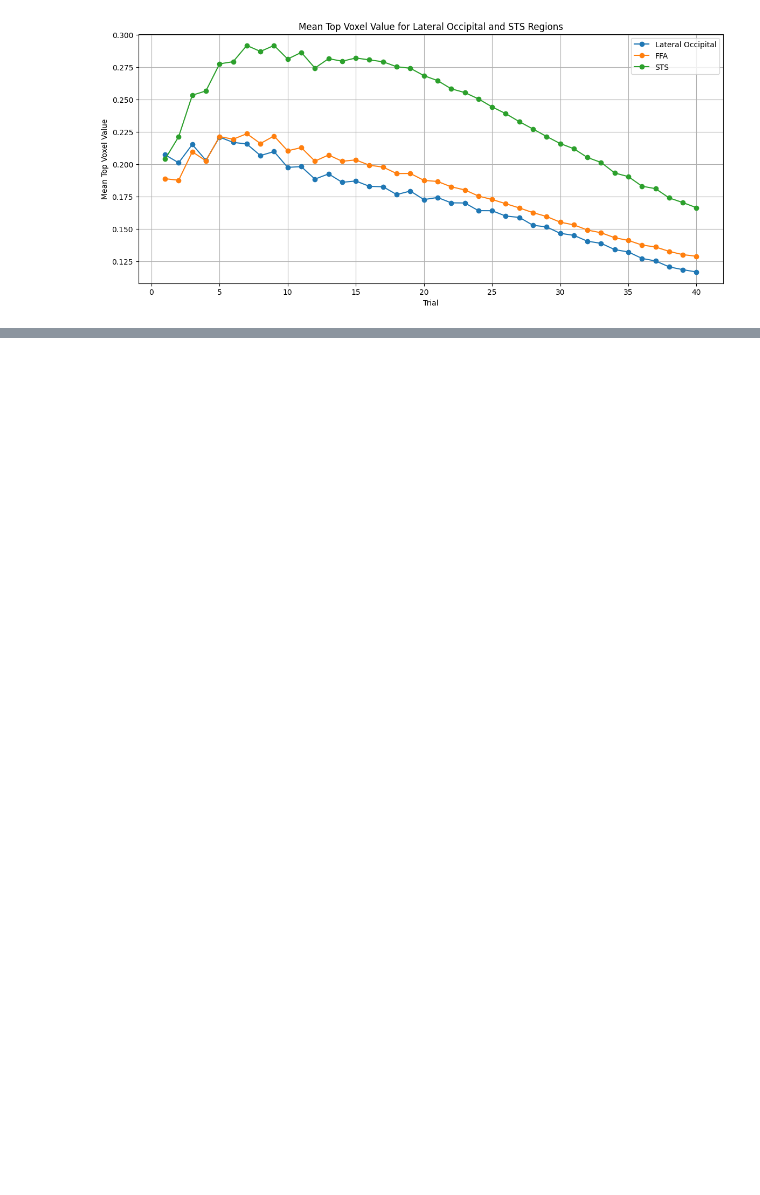
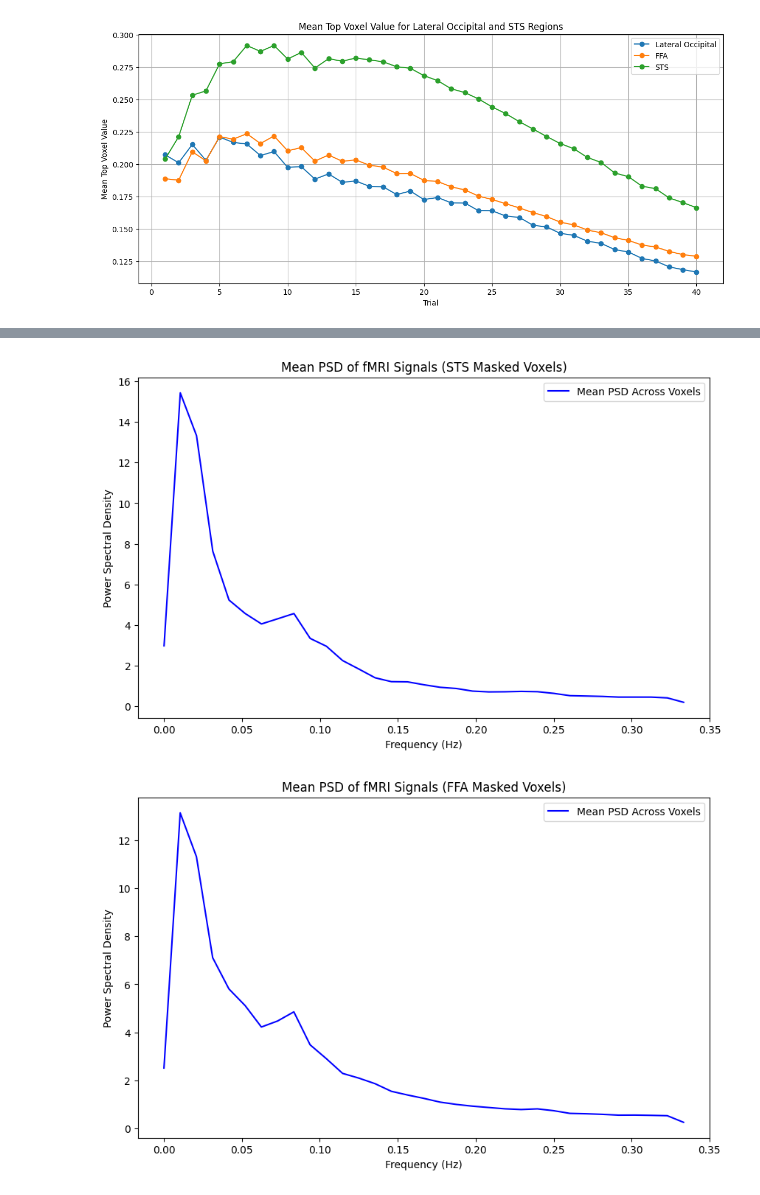
Before and after one commit to itaipeleg1/STS_sherlock, a Jupyter notebook: testing.ipynb, the cells around one changed output, grey strips where cells are left out. Saved outputs shown, nothing was run; the diff lists cells and outputs as text; code cells hidden in the pictures; blank space fills up the shorter version.

```diff
--- a/testing.ipynb
+++ b/testing.ipynb
@@ -155,0 +222,9 @@ plt.show()
+# %%
+### here we are going to take 1 voxel from the sts and one voxel from the ffa.. take only events where there was social interaction and compute psd
+
+fmri = image.load_img(r"C:\uni\Msc Brain\Lab work\STS_sherlock\projects data\fmri_data\sub1\derivatives\sherlock_movie_s1.nii")
+fmri = fmri.get_fdata()
+sts_mask = image.load_img(r"C:\uni\Msc Brain\Lab work\STS_sherlock\projects data\mask\sts_mask.nii")
+ffa_maks = image.load_img(r"C:\uni\Msc Brain\Lab work\STS_sherlock\projects data\mask\ffa_mask.nii")
+sts_mask = sts_mask.get_fdata()
+ffa_maks = ffa_maks.get_fdata()
@@ -155,0 +244,56 @@ plt.show()
+# %%
+annot = np.load(r'C:\uni\Msc Brain\Lab work\STS_sherlock\projects data\annotations\face.npy')
+# %%
+fmri_sts,id = apply_mask(fmri,sts_mask)
+fmri_ffa,id = apply_mask(fmri,ffa_maks)
+
+## not that the data is masked, let's take only the events where there was social interaction fmri has dims (x,t)
+id = np.where(annot==1)
+fmri_sts = fmri_sts[:,id[0]]
+fmri_ffa = fmri_ffa[:,id[0]]
+# %%
+import numpy as np
+import scipy.signal as signal
+import matplotlib.pyplot as plt
+# Define TR (Repetition Time in seconds)
+TR = 1.5  # Given TR value
+fs = 1 / TR  # Sampling frequency (Hz)
+
+# Average across voxels (time series shape is now (time_points,))
+#fmri_sts = np.mean(fmri_sts, axis=0)  # (time_points,)
+fmri_sts = fmri_sts.flatten()
+# Compute PSD using Welch's method
+freqs, psd = signal.welch(fmri_sts, fs=fs, nperseg=64)  # No need for axis argument
+
+# Plot the averaged PSD
+plt.figure(figsize=(10, 6))
+plt.plot(freqs, psd, label="Mean PSD Across Voxels", color='b')
+
+plt.xlabel('Frequency (Hz)')
+plt.ylabel('Power Spectral Density')
+plt.title('Mean PSD of fMRI Signals (STS Masked Voxels)')
+plt.legend()
+plt.show()
+# Define TR (Repetition Time in seconds)
+TR = 1.5  # Given TR value
+fs = 1 / TR  # Sampling frequency (Hz)
+
+# Average across voxels (time series shape is now (time_points,))
+#fmri_ffa = np.mean(fmri_ffa, axis=0)  # (time_points,)
+fmri_ffa = fmri_ffa.flatten()
+
+# Compute PSD using Welch's method
+freqs, psd = signal.welch(fmri_ffa, fs=fs, nperseg=64)  # No need for axis argument
+
+# Plot the averaged PSD
+plt.figure(figsize=(10, 6))
+plt.plot(freqs, psd, label="Mean PSD Across Voxels", color='b')
+
+plt.xlabel('Frequency (Hz)')
+plt.ylabel('Power Spectral Density')
+plt.title('Mean PSD of fMRI Signals (FFA Masked Voxels)')
+plt.legend()
+plt.show()
+# %% [output]
+[figure, added]
+[figure, added]
```
Also changed, not shown: parts of 6 cells of this notebook, 1 other file.
